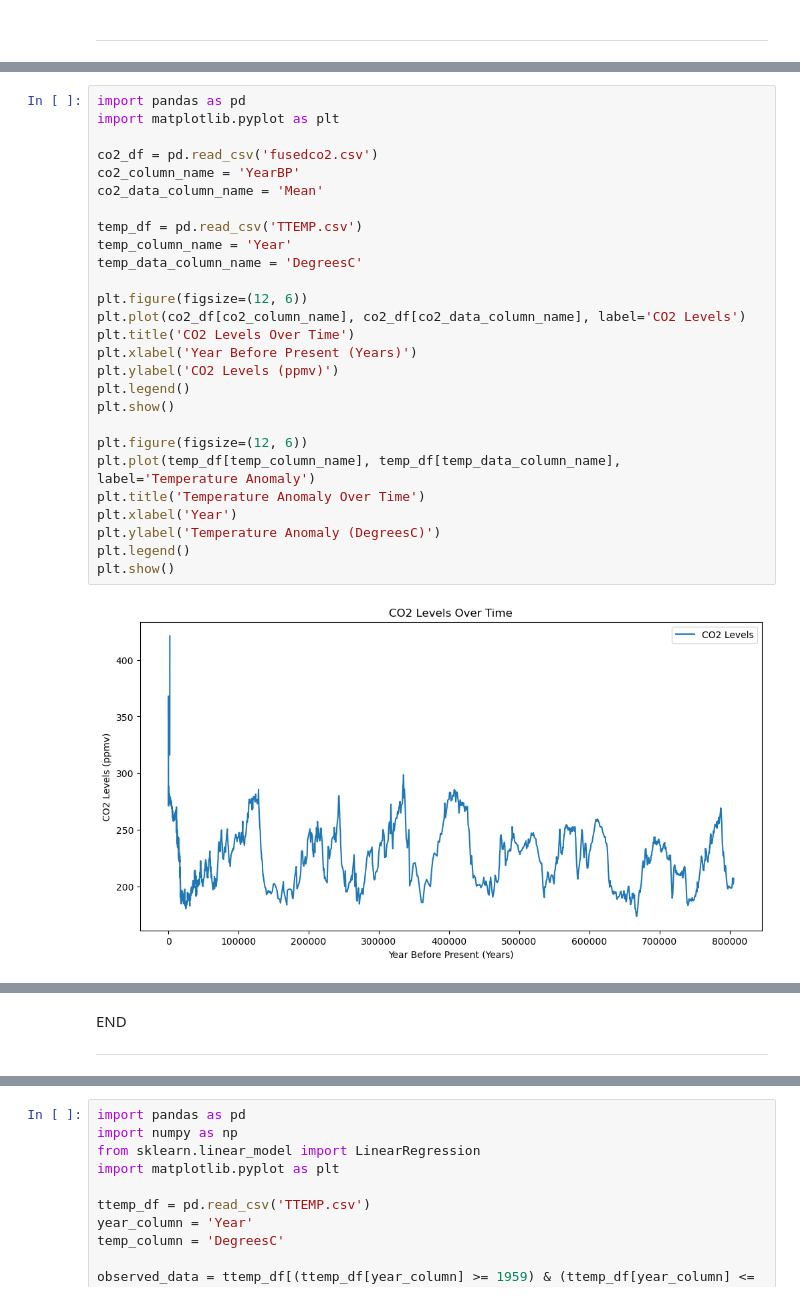
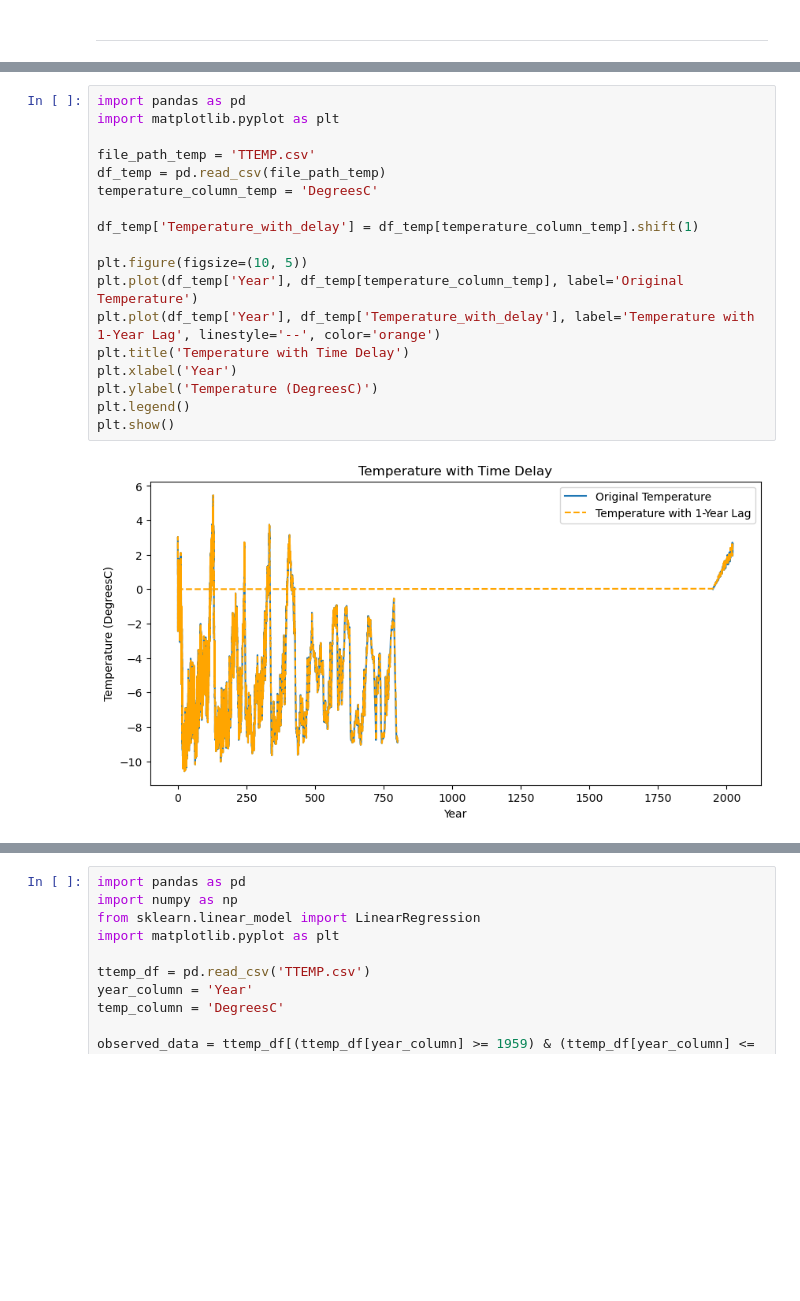
Before and after one commit to Gerbs2193/Programming-for-Data-Analysis-Project, a Jupyter notebook: project.ipynb, the cells around one changed output, grey strips where cells are left out. Drawn from its saved outputs; the diff is of its cells as text; blank space fills up the shorter version.

```diff
--- a/project.ipynb
+++ b/project.ipynb
@@ -795,29 +759,20 @@ Name: Age model [ka], dtype: float64
 # %%
 import pandas as pd
 import matplotlib.pyplot as plt
 
-co2_df = pd.read_csv('fusedco2.csv')
-co2_column_name = 'YearBP'
-co2_data_column_name = 'Mean'
+file_path_temp = 'TTEMP.csv'
+df_temp = pd.read_csv(file_path_temp)
+temperature_column_temp = 'DegreesC'
 
-temp_df = pd.read_csv('TTEMP.csv')
-temp_column_name = 'Year'
-temp_data_column_name = 'DegreesC'
+df_temp['Temperature_with_delay'] = df_temp[temperature_column_temp].shift(1)
 
-plt.figure(figsize=(12, 6))
-plt.plot(co2_df[co2_column_name], co2_df[co2_data_column_name], label='CO2 Levels')
-plt.title('CO2 Levels Over Time')
-plt.xlabel('Year Before Present (Years)')
-plt.ylabel('CO2 Levels (ppmv)')
+plt.figure(figsize=(10, 5))
+plt.plot(df_temp['Year'], df_temp[temperature_column_temp], label='Original Temperature')
+plt.plot(df_temp['Year'], df_temp['Temperature_with_delay'], label='Temperature with 1-Year Lag', linestyle='--', color='orange')
+plt.title('Temperature with Time Delay')
+plt.xlabel('Year')
+plt.ylabel('Temperature (DegreesC)')
 plt.legend()
 plt.show()
-
-plt.figure(figsize=(12, 6))
-plt.plot(temp_df[temp_column_name], temp_df[temp_data_column_name], label='Temperature Anomaly')
-plt.title('Temperature Anomaly Over Time')
-plt.xlabel('Year')
-plt.ylabel('Temperature Anomaly (DegreesC)')
-plt.legend()
-plt.show()
 # %% [output]
-[figure, old version]
+[figure, new version]
@@ -825,3 +778,0 @@ plt.show()
-# %% [markdown]
-END
-***
```
Also changed, not shown: parts of 13 cells of this notebook.
